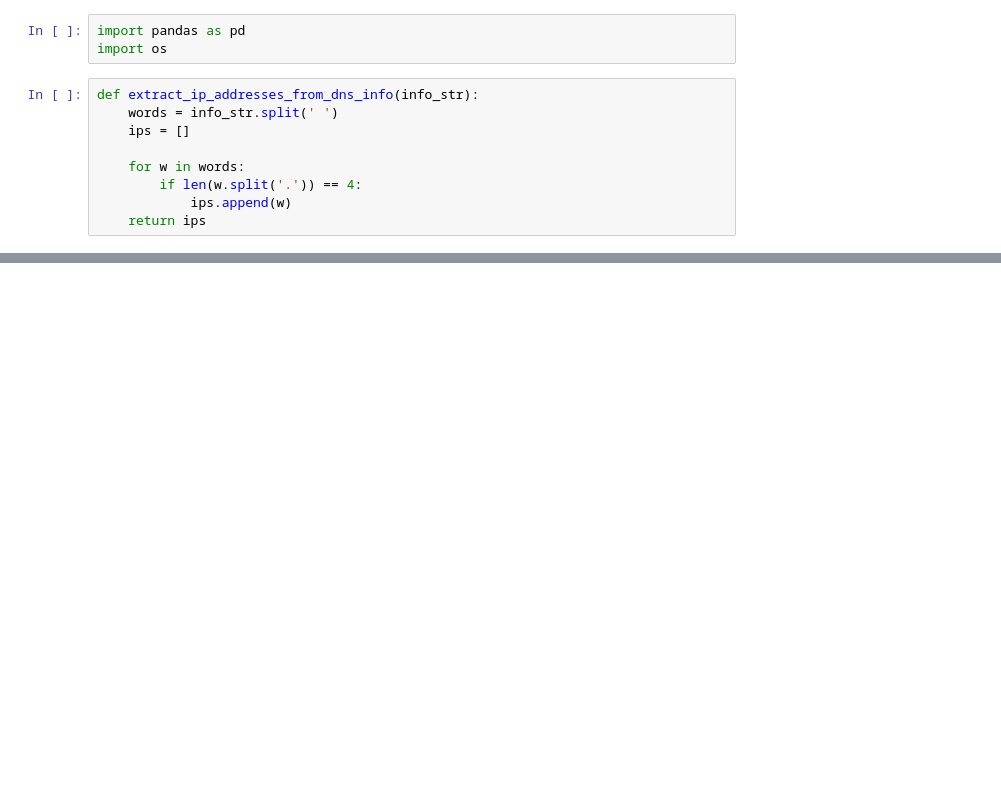
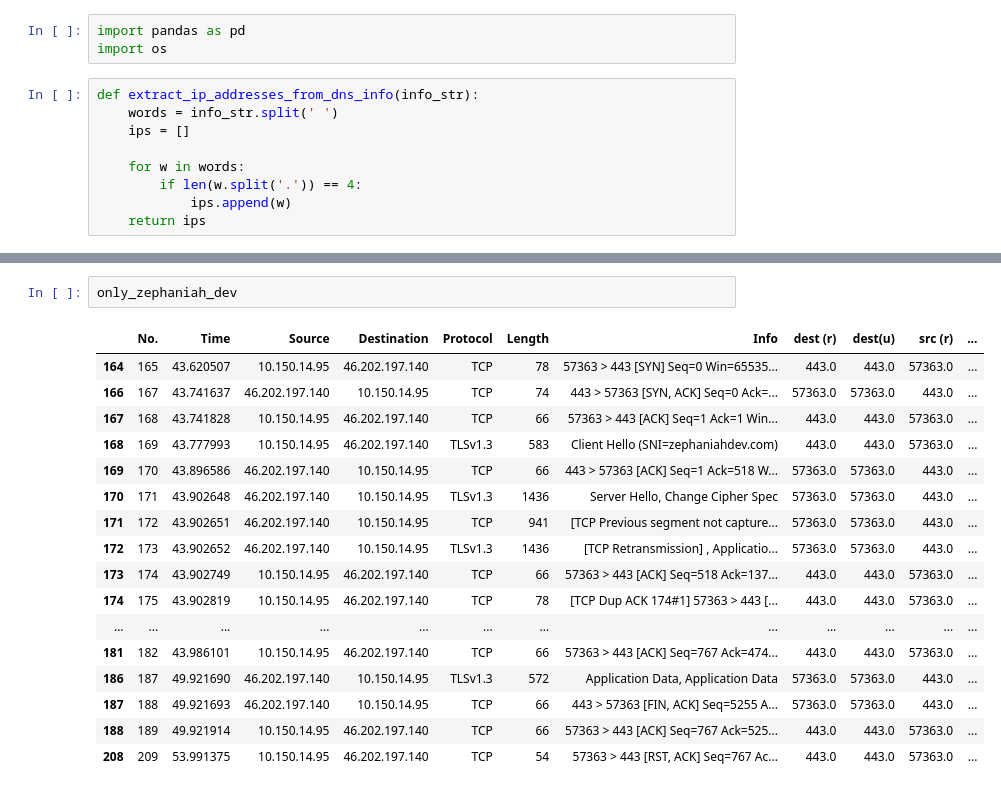
Before and after one commit to noise-course/course-project-zroe1, a Jupyter notebook: main.ipynb, the cells around one changed output, grey strips where cells are left out. Saved outputs shown, nothing was run; the diff lists cells and outputs as text; blank space fills up the shorter version.

```diff
--- a/main.ipynb
+++ b/main.ipynb
@@ -28,0 +134,20 @@ get_open_router_ips(df)
+# %%
+only_zephaniah_dev
+# %% [output]
+|  | No. | Time | Source | Destination | Protocol | Length | Info | dest (r) | dest(u) | src (r) | ... |
+| 164 | 165 | 43.620507 | 10.150.14.95 | 46.202.197.140 | TCP | 78 | 57363 > 443 [SYN] Seq=0 Win=65535... | 443.0 | 443.0 | 57363.0 | ... |
+| 166 | 167 | 43.741637 | 46.202.197.140 | 10.150.14.95 | TCP | 74 | 443 > 57363 [SYN, ACK] Seq=0 Ack=... | 57363.0 | 57363.0 | 443.0 | ... |
+| 167 | 168 | 43.741828 | 10.150.14.95 | 46.202.197.140 | TCP | 66 | 57363 > 443 [ACK] Seq=1 Ack=1 Win... | 443.0 | 443.0 | 57363.0 | ... |
+| 168 | 169 | 43.777993 | 10.150.14.95 | 46.202.197.140 | TLSv1.3 | 583 | Client Hello (SNI=zephaniahdev.com) | 443.0 | 443.0 | 57363.0 | ... |
+| 169 | 170 | 43.896586 | 46.202.197.140 | 10.150.14.95 | TCP | 66 | 443 > 57363 [ACK] Seq=1 Ack=518 W... | 57363.0 | 57363.0 | 443.0 | ... |
+| 170 | 171 | 43.902648 | 46.202.197.140 | 10.150.14.95 | TLSv1.3 | 1436 | Server Hello, Change Cipher Spec | 57363.0 | 57363.0 | 443.0 | ... |
+| 171 | 172 | 43.902651 | 46.202.197.140 | 10.150.14.95 | TCP | 941 | [TCP Previous segment not capture... | 57363.0 | 57363.0 | 443.0 | ... |
+| 172 | 173 | 43.902652 | 46.202.197.140 | 10.150.14.95 | TLSv1.3 | 1436 | [TCP Retransmission] , Applicatio... | 57363.0 | 57363.0 | 443.0 | ... |
+| 173 | 174 | 43.902749 | 10.150.14.95 | 46.202.197.140 | TCP | 66 | 57363 > 443 [ACK] Seq=518 Ack=137... | 443.0 | 443.0 | 57363.0 | ... |
+| 174 | 175 | 43.902819 | 10.150.14.95 | 46.202.197.140 | TCP | 78 | [TCP Dup ACK 174#1] 57363 > 443 [... | 443.0 | 443.0 | 57363.0 | ... |
+| ... | ... | ... | ... | ... | ... | ... | ... | ... | ... | ... | ... |
+| 181 | 182 | 43.986101 | 10.150.14.95 | 46.202.197.140 | TCP | 66 | 57363 > 443 [ACK] Seq=767 Ack=474... | 443.0 | 443.0 | 57363.0 | ... |
+| 186 | 187 | 49.921690 | 46.202.197.140 | 10.150.14.95 | TLSv1.3 | 572 | Application Data, Application Data | 57363.0 | 57363.0 | 443.0 | ... |
+| 187 | 188 | 49.921693 | 46.202.197.140 | 10.150.14.95 | TCP | 66 | 443 > 57363 [FIN, ACK] Seq=5255 A... | 57363.0 | 57363.0 | 443.0 | ... |
+| 188 | 189 | 49.921914 | 10.150.14.95 | 46.202.197.140 | TCP | 66 | 57363 > 443 [ACK] Seq=767 Ack=525... | 443.0 | 443.0 | 57363.0 | ... |
+| 208 | 209 | 53.991375 | 10.150.14.95 | 46.202.197.140 | TCP | 54 | 57363 > 443 [RST, ACK] Seq=767 Ac... | 443.0 | 443.0 | 57363.0 | ... |
```
Also changed, not shown: parts of 14 cells of this notebook.
